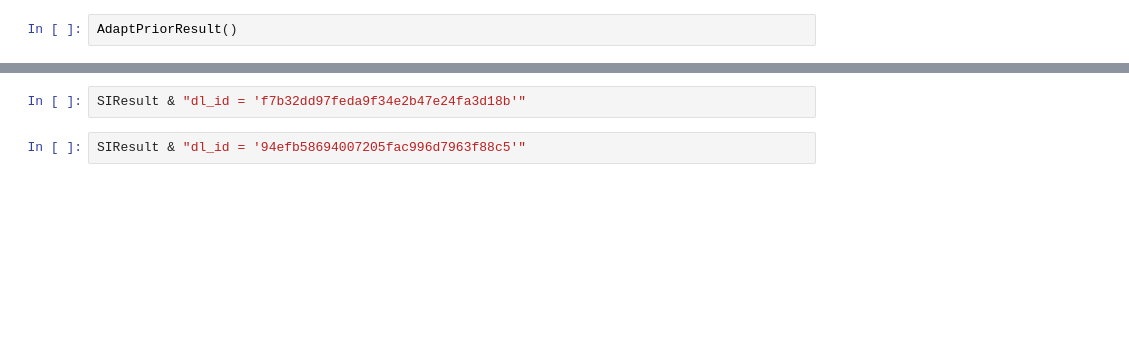
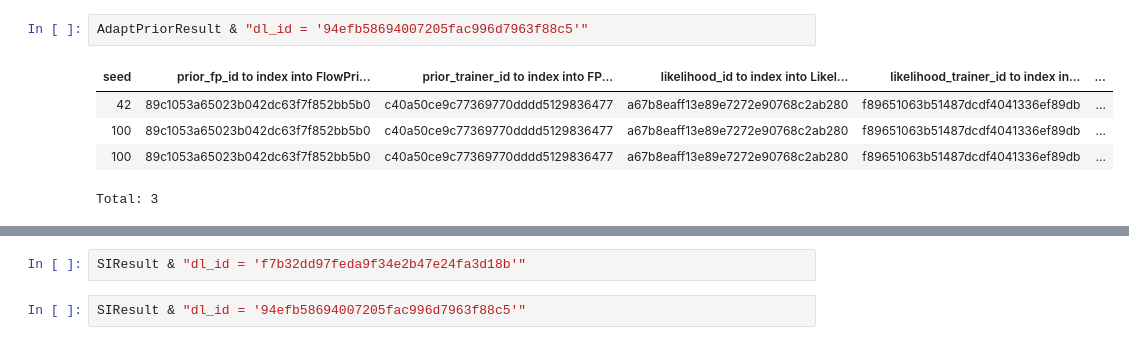
Before and after one commit to suhasshrinivasan/task-transfer, a Jupyter notebook: experiments/dj/dj_interactive.ipynb, the cells around one changed output, grey strips where cells are left out. Cells and saved outputs as stored; diff of their text form; blank space fills up the shorter version.

```diff
--- a/experiments/dj/dj_interactive.ipynb
+++ b/experiments/dj/dj_interactive.ipynb
@@ -39,4 +67,10 @@ dj.Diagram(schema)
 # %%
-AdaptPriorResult()
+AdaptPriorResult & "dl_id = '94efb58694007205fac996d7963f88c5'"
+# %% [output]
+| seed | prior_fp_id to index into FlowPri... | prior_trainer_id to index into FP... | likelihood_id to index into Likel... | likelihood_trainer_id to index in... | ... |
+| 42 | 89c1053a65023b042dc63f7f852bb5b0 | c40a50ce9c77369770dddd5129836477 | a67b8eaff13e89e7272e90768c2ab280 | f89651063b51487dcdf4041336ef89db | ... |
+| 100 | 89c1053a65023b042dc63f7f852bb5b0 | c40a50ce9c77369770dddd5129836477 | a67b8eaff13e89e7272e90768c2ab280 | f89651063b51487dcdf4041336ef89db | ... |
+| 100 | 89c1053a65023b042dc63f7f852bb5b0 | c40a50ce9c77369770dddd5129836477 | a67b8eaff13e89e7272e90768c2ab280 | f89651063b51487dcdf4041336ef89db | ... |
+Total: 3
 # %%
 DataLoaderConfig()
```
Also changed, not shown: parts of 6 cells of this notebook, 11 other files.
